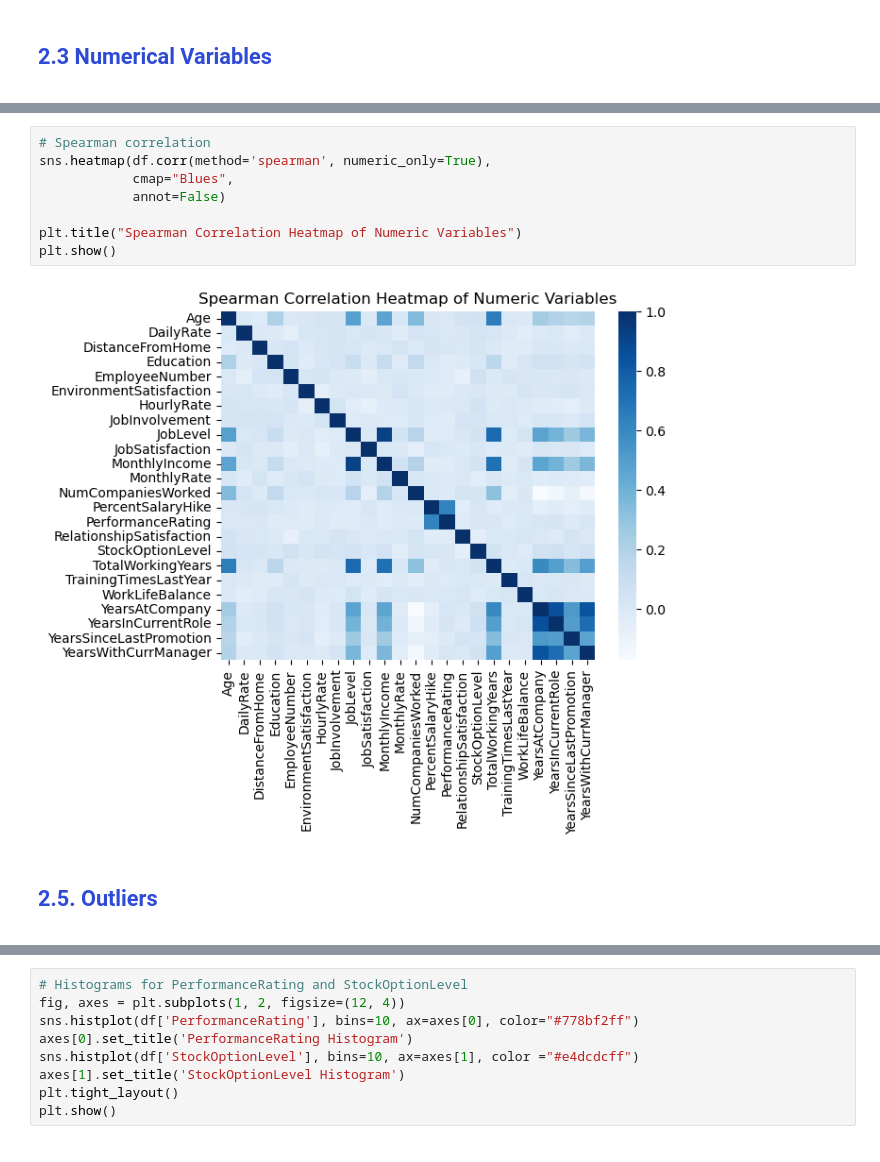
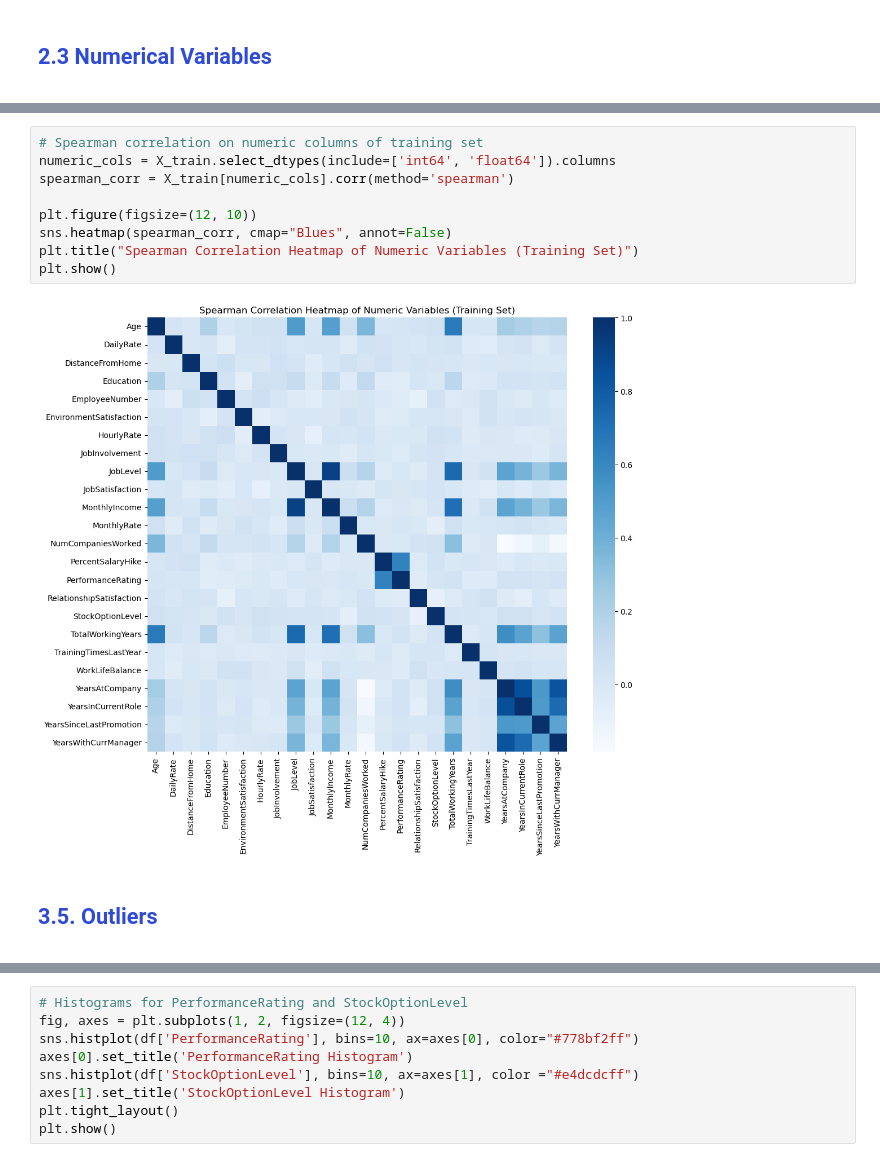
Before and after one commit to deboratcruz11/bootcamp, a Jupyter notebook: HR_Attrition.ipynb, the cells around one changed output, grey strips where cells are left out. Saved outputs shown, nothing was run; the diff lists cells and outputs as text.

```diff
--- a/HR_Attrition.ipynb
+++ b/HR_Attrition.ipynb
@@ -473,18 +574,19 @@ print(strong_corr)
 # %%
-# Spearman correlation
-sns.heatmap(df.corr(method='spearman', numeric_only=True),
-            cmap="Blues",
-            annot=False)
+# Spearman correlation on numeric columns of training set
+numeric_cols = X_train.select_dtypes(include=['int64', 'float64']).columns
+spearman_corr = X_train[numeric_cols].corr(method='spearman')
 
-plt.title("Spearman Correlation Heatmap of Numeric Variables")
+plt.figure(figsize=(12, 10))
+sns.heatmap(spearman_corr, cmap="Blues", annot=False)
+plt.title("Spearman Correlation Heatmap of Numeric Variables (Training Set)")
 plt.show()
 # %% [output]
-[figure, old version]
+[figure, new version]
 # %% [markdown]
 <a class="anchor" id="2nd-bullet">
 
 
 <font color = '#2f4bd6ff'>
 
-## **2.5. Outliers** </font></a>
+## **3.5. Outliers** </font></a>
 # %%
```
Also changed, not shown: parts of 22 cells of this notebook.
